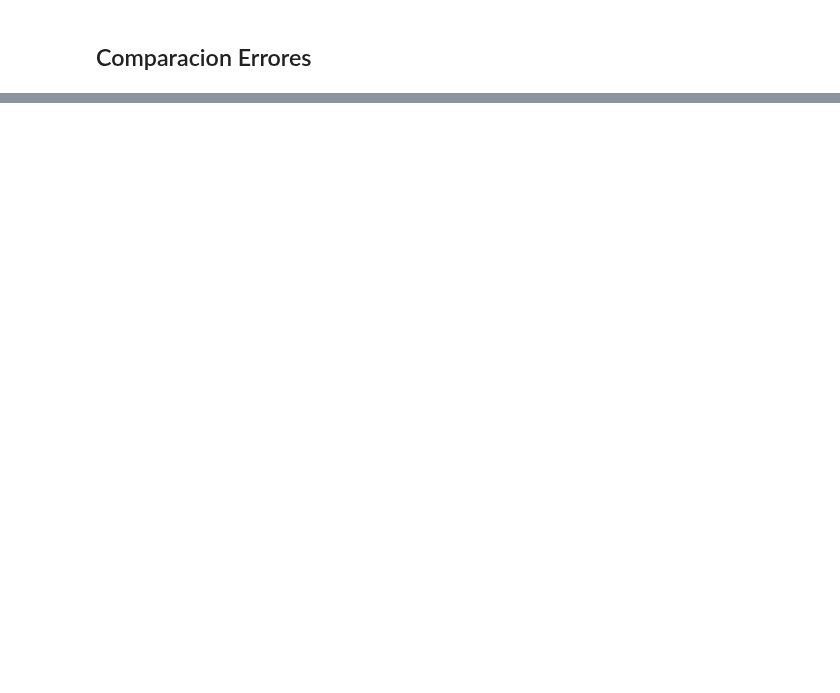
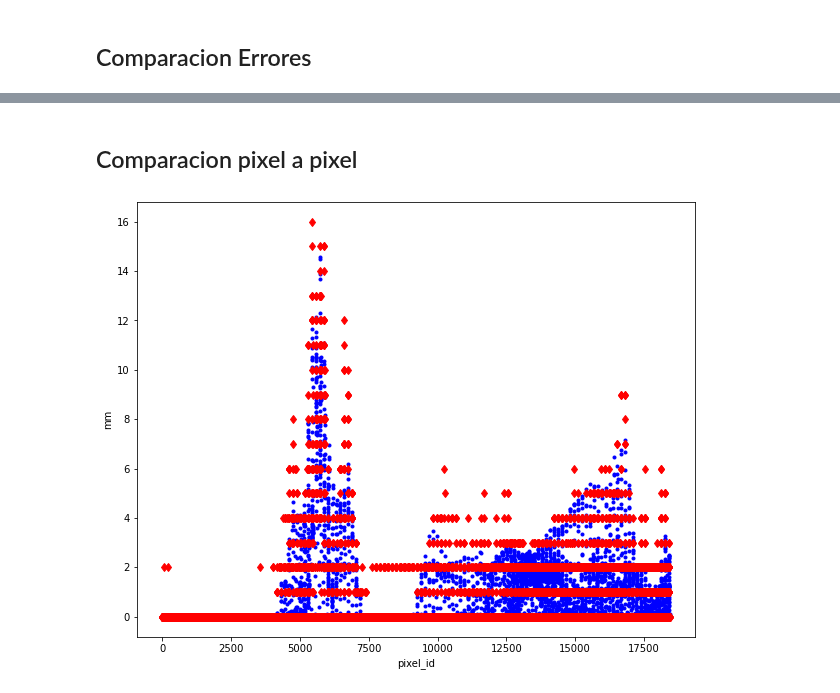
Before and after one commit to JFC95/ProyectoIntegrador_Weather, a Jupyter notebook: wind/Errores.ipynb, the cells around one changed output, grey strips where cells are left out. Saved outputs shown, nothing was run; the diff lists cells and outputs as text; code cells hidden in the pictures; blank space fills up the shorter version.

```diff
--- a/wind/Errores.ipynb
+++ b/wind/Errores.ipynb
@@ -159,0 +199,14 @@ plt.show()
+# %% [markdown]
+## Comparacion pixel a pixel
+# %%
+n=y_pred_s[0,:,:,0].flatten().shape[0]
+i=297
+
+plt.figure(figsize=(10,8))
+plt.plot(range(n), y_pred_s[i,:,:,0].flatten(),'b.',range(n),Y_test_s[i,:,:,0].flatten(),'rd')
+plt.ylabel('mm')
+plt.xlabel('pixel_id')
+plt.show()
+#y_pred_s[0,:,:,0].flatten().shape
+# %% [output]
+[figure, added]
```
Also changed, not shown: parts of 20 cells of this notebook, 2 other files.
